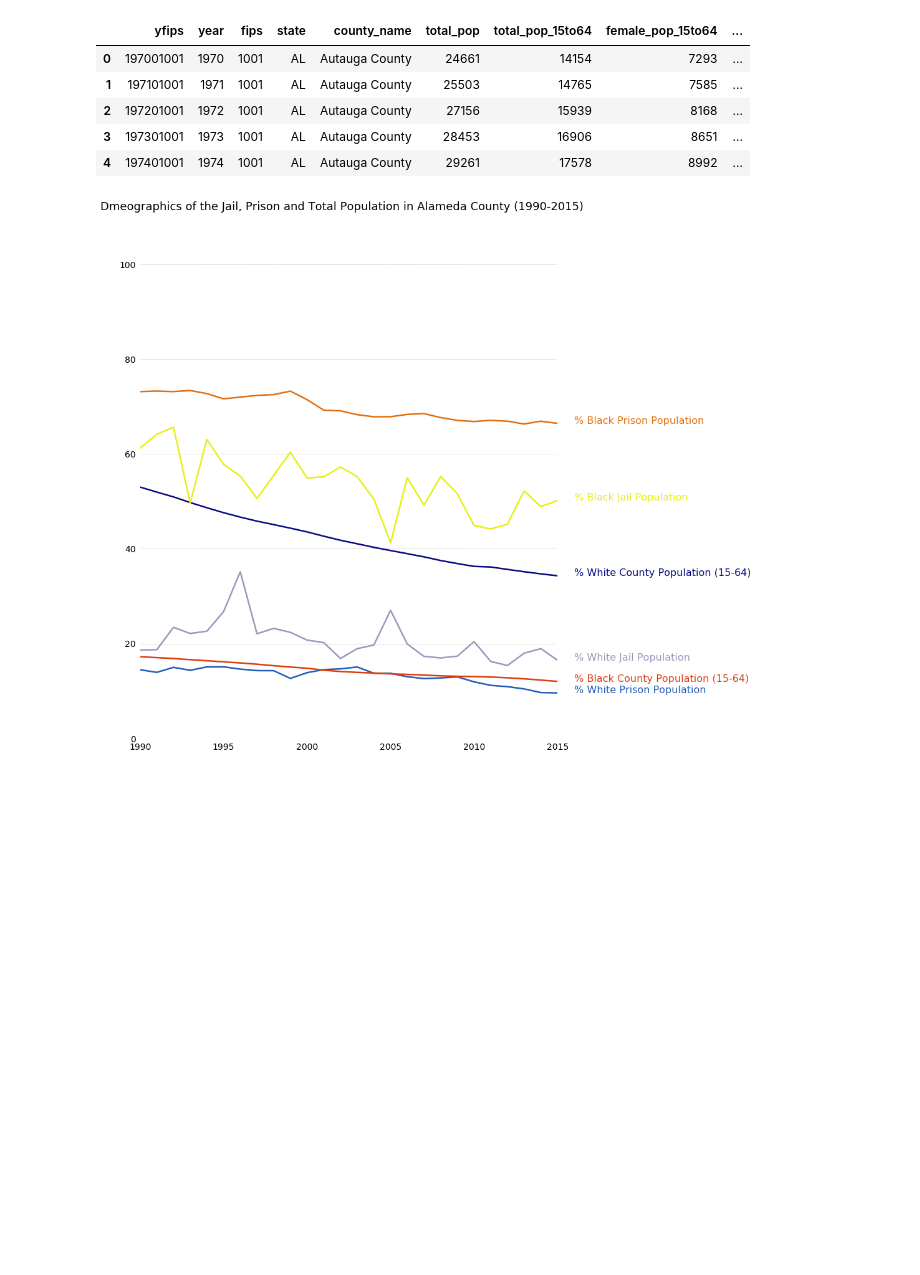
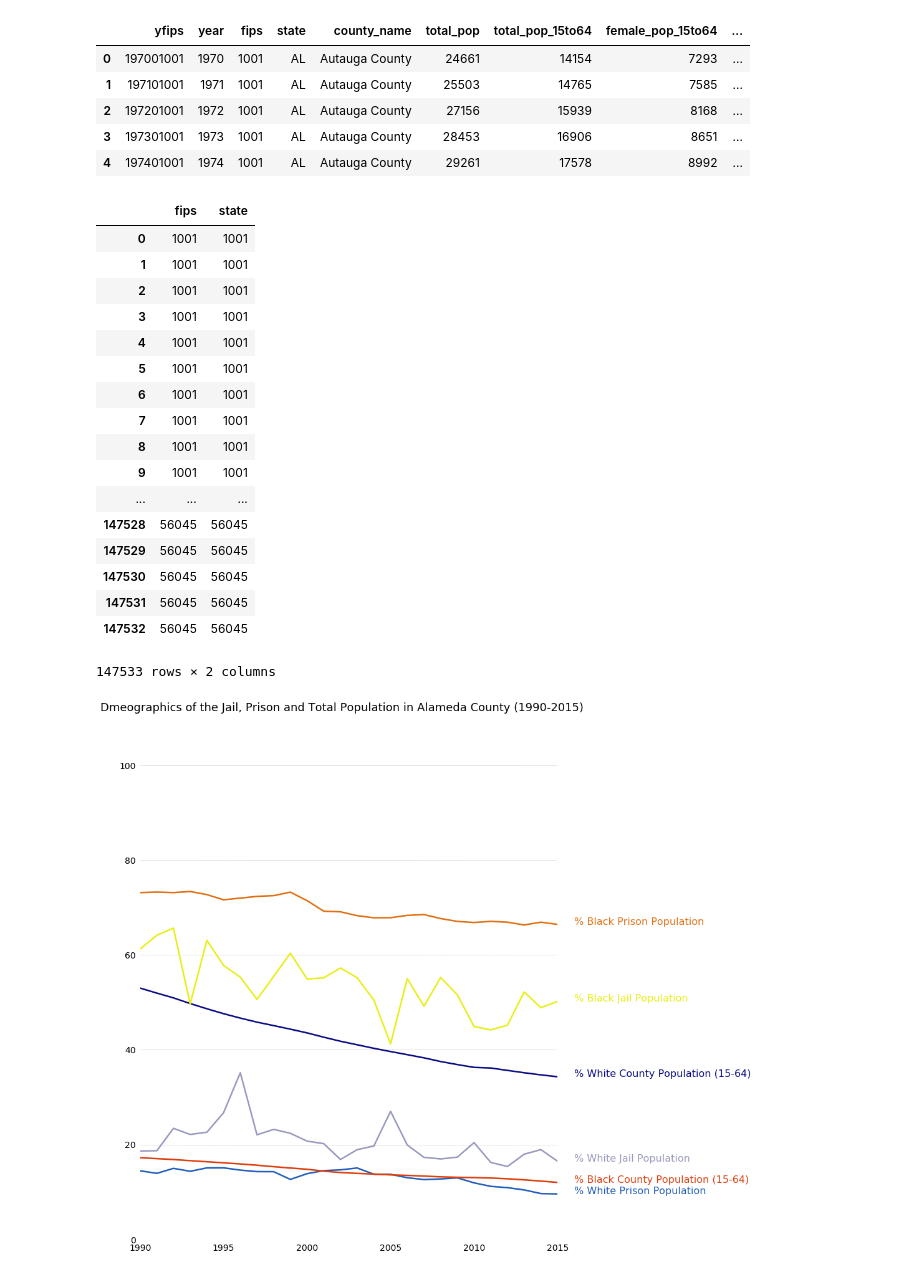
Before and after one commit to zstatmanweil/incarceration-interactive, a Jupyter notebook: exploration/chart-exploration.ipynb, the cells around one changed output. Drawn from its saved outputs; the diff is of its cells as text; code cells hidden in the pictures; blank space fills up the shorter version.

```diff
--- a/exploration/chart-exploration.ipynb
+++ b/exploration/chart-exploration.ipynb
@@ -16,6 +16,33 @@ with pd.option_context('display.max_columns', None):
 | 2 | 197201001 | 1972 | 1001 | AL | Autauga County | 27156 | 15939 | 8168 | ... |
 | 3 | 197301001 | 1973 | 1001 | AL | Autauga County | 28453 | 16906 | 8651 | ... |
 | 4 | 197401001 | 1974 | 1001 | AL | Autauga County | 29261 | 17578 | 8992 | ... |
+# %%
+df['full_fips'] = df['fips'].astype(str).str.rjust(5,'0')
+# %%
+df['state'] = df['fips'].astype(str)
+# %%
+df['fips_int']=df['fips'].apply(lambda x: '{0:0>5}'.format(x))
+# %%
+df[['fips','state']]
+# %% [output]
+|  | fips | state |
+| 0 | 1001 | 1001 |
+| 1 | 1001 | 1001 |
+| 2 | 1001 | 1001 |
+| 3 | 1001 | 1001 |
+| 4 | 1001 | 1001 |
+| 5 | 1001 | 1001 |
+| 6 | 1001 | 1001 |
+| 7 | 1001 | 1001 |
+| 8 | 1001 | 1001 |
+| 9 | 1001 | 1001 |
+| ... | ... | ... |
+| 147528 | 56045 | 56045 |
+| 147529 | 56045 | 56045 |
+| 147530 | 56045 | 56045 |
+| 147531 | 56045 | 56045 |
+| 147532 | 56045 | 56045 |
+147533 rows × 2 columns
 # %%
 race_df = df[['year','state','county_name','total_pop_15to64', 'white_pop_15to64', 'black_pop_15to64', 'total_jail_pop', 'white_jail_pop','black_jail_pop', 'total_prison_pop', 'white_prison_pop','black_prison_pop']]
 # %%
```
